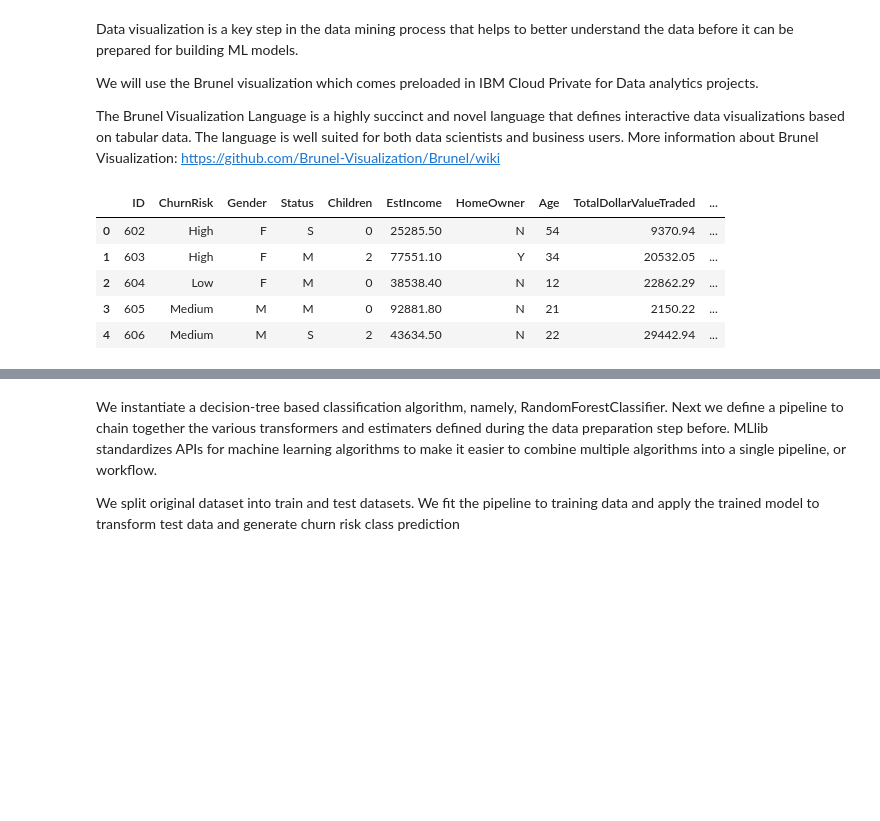
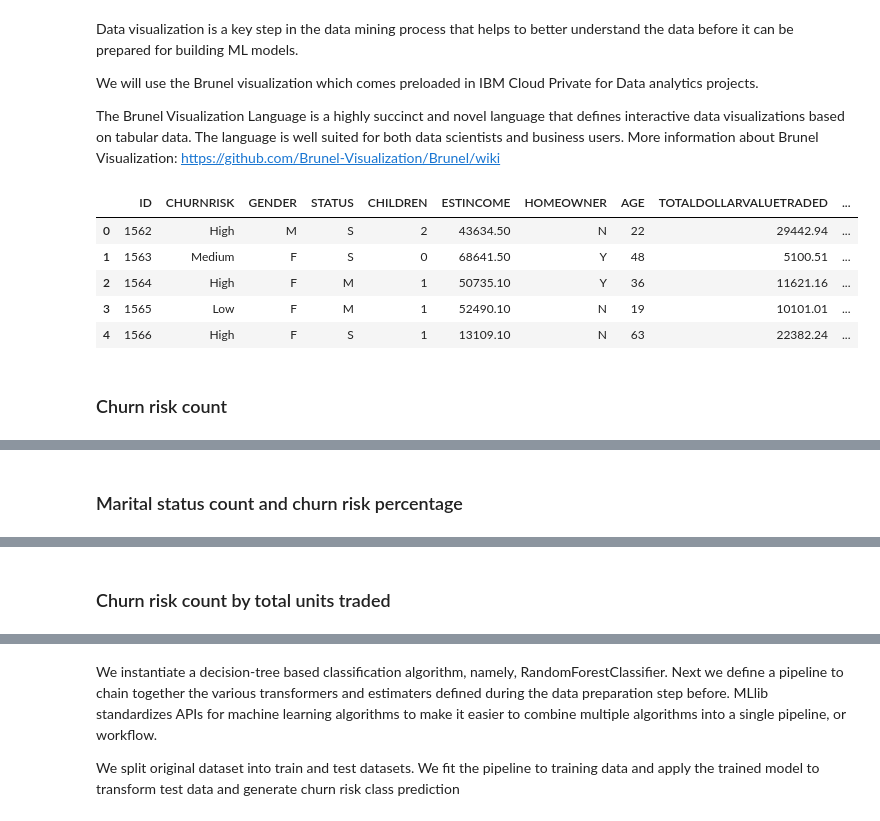
Before and after one commit to IBM/icp4d-customer-churn-classifier, a Jupyter notebook: examples/TradingCustomerChurnClassifierSparkML.jupyter-py36.ipynb, the cells around one changed output, grey strips where cells are left out. Drawn from its saved outputs; the diff is of its cells as text; code cells hidden in the pictures; blank space fills up the shorter version.

```diff
--- a/examples/TradingCustomerChurnClassifierSparkML.jupyter-py36.ipynb
+++ b/examples/TradingCustomerChurnClassifierSparkML.jupyter-py36.ipynb
@@ -47,14 +47,14 @@ The generated code comes up with a generic name and it is good practice to renam
 import dsx_core_utils, requests, os, io
 from pyspark.sql import SparkSession
 # Add asset from remote connection
-df4 = None
-dataSet = dsx_core_utils.get_remote_data_set_info('merge2')
+df1 = None
+dataSet = dsx_core_utils.get_remote_data_set_info('MergedCustomers')
 dataSource = dsx_core_utils.get_data_source_info(dataSet['datasource'])
 sparkSession = SparkSession(sc).builder.getOrCreate()
 # Load JDBC data to Spark dataframe
 dbTableOrQuery = ('"' + dataSet['schema'] + '"."' if(len(dataSet['schema'].strip()) != 0) else '') + dataSet['table'] + '"'
 if (dataSet['query']):
     dbTableOrQuery = "(" + dataSet['query'] + ") TBL"
-df4 = sparkSession.read.format("jdbc").option("url", dataSource['URL']).option("dbtable", dbTableOrQuery).option("user",dataSource['user']).option("password",dataSource['password']).load()
-df4.show(5)
+df1 = sparkSession.read.format("jdbc").option("url", dataSource['URL']).option("dbtable", dbTableOrQuery).option("user",dataSource['user']).option("password",dataSource['password']).load()
+df1.show(5)
 # %% [output]
@@ -72,8 +72,7 @@ only showing top 5 rows
 # After inserting the Spark DataFrame code above, change the following
 # df# to match the variable used in the above code. df_churn is used
 # later in the notebook.
-#df_churn = df#
-df_churn = df4
+df_churn = df1
 # %% [markdown]
 <a id="load_libraries"></a>
 ## 2. Load libraries
@@ -112,14 +111,16 @@ We will use the Brunel visualization which comes preloaded in IBM Cloud Private
 The Brunel Visualization Language is a highly succinct and novel language that defines interactive data visualizations based on tabular data. The language is well suited for both data scientists and business users. More information about Brunel Visualization: https://github.com/Brunel-Visualization/Brunel/wiki
 # %%
 # Load the Spark DataFrame in to a pandas DataFrame
-df_churn = df_churn.filter("ChurnRisk!='ChurnR'")  # Filter out CSV header.
+df_churn = df_churn.filter("CHURNRISK!='CHURNR'")  # Filter out CSV header.
 df_churn_pd = df_churn.toPandas()
 df_churn_pd.head(5)
 # %% [output]
-|  | ID | ChurnRisk | Gender | Status | Children | EstIncome | HomeOwner | Age | TotalDollarValueTraded | ... |
-| 0 | 602 | High | F | S | 0 | 25285.50 | N | 54 | 9370.94 | ... |
-| 1 | 603 | High | F | M | 2 | 77551.10 | Y | 34 | 20532.05 | ... |
-| 2 | 604 | Low | F | M | 0 | 38538.40 | N | 12 | 22862.29 | ... |
-| 3 | 605 | Medium | M | M | 0 | 92881.80 | N | 21 | 2150.22 | ... |
-| 4 | 606 | Medium | M | S | 2 | 43634.50 | N | 22 | 29442.94 | ... |
+|  | ID | CHURNRISK | GENDER | STATUS | CHILDREN | ESTINCOME | HOMEOWNER | AGE | TOTALDOLLARVALUETRADED | ... |
+| 0 | 1562 | High | M | S | 2 | 43634.50 | N | 22 | 29442.94 | ... |
+| 1 | 1563 | Medium | F | S | 0 | 68641.50 | Y | 48 | 5100.51 | ... |
+| 2 | 1564 | High | F | M | 1 | 50735.10 | Y | 36 | 11621.16 | ... |
+| 3 | 1565 | Low | F | M | 1 | 52490.10 | N | 19 | 10101.01 | ... |
+| 4 | 1566 | High | F | S | 1 | 13109.10 | N | 63 | 22382.24 | ... |
+# %% [markdown]
+### Churn risk count
 # %%
@@ -127,8 +128,12 @@ df_churn_pd.head(5)
 # %% [output]
 [interactive output not drawn]
 [interactive output not drawn]
+# %% [markdown]
+### Marital status count and churn risk percentage
 # %%
 %brunel data('df_churn_pd') bar x(STATUS) y(#count) color(STATUS) tooltip(#all) | stack bar x(STATUS) y(#count) color(CHURNRISK: pink-orange-yellow) bin(STATUS) sort(STATUS) percent(#count) label(#count) tooltip(#all) :: width=1200, height=350
 # %% [output]
 [interactive output not drawn]
 [interactive output not drawn]
+# %% [markdown]
+### Churn risk count by total units traded
```
Also changed, not shown: parts of 27 cells of this notebook, 4 other files.
